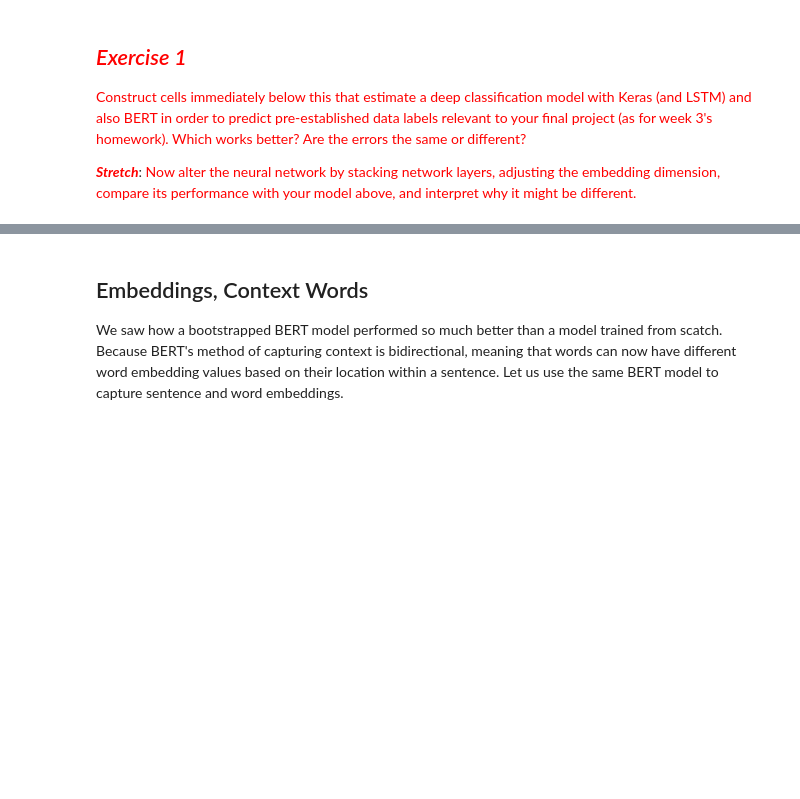
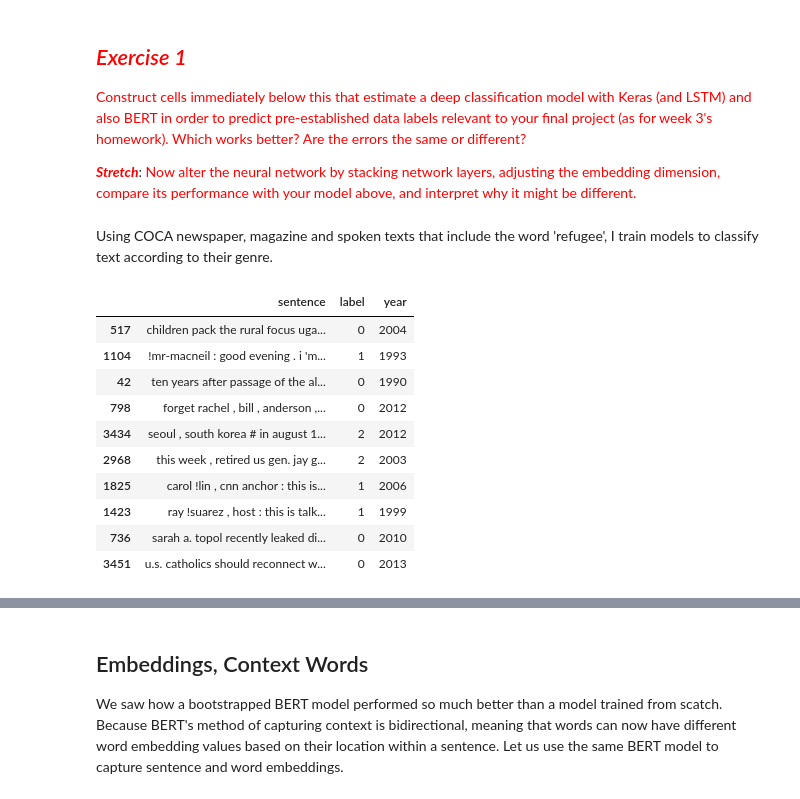
Before and after one commit to rachel-ker/Content-Analysis-2020, a Jupyter notebook: week-8/8-Deep-Neural-Nets-and-Text.ipynb, the cells around one changed output, grey strips where cells are left out. Cells and saved outputs as stored; diff of their text form; code cells hidden in the pictures; blank space fills up the shorter version.

Commit message:
included LSTM and BERT

```diff
--- a/week-8/8-Deep-Neural-Nets-and-Text.ipynb
+++ b/week-8/8-Deep-Neural-Nets-and-Text.ipynb
@@ -746,3 +752,35 @@ Saving model to ./model_save/
 <span style="color:red">Construct cells immediately below this that estimate a deep classification model with Keras (and LSTM) and also BERT in order to predict pre-established data labels relevant to your final project (as for week 3's homework). Which works better? Are the errors the same or different?
 
 <span style="color:red">***Stretch***</span>: <span style="color:red">Now alter the neural network by stacking network layers, adjusting the embedding dimension, compare its performance with your model above, and interpret why it might be different.
+# %% [markdown]
+Using COCA newspaper, magazine and spoken texts that include the word 'refugee', I train models to classify text according to their genre.
+# %%
+import pandas as pd
+import warnings
+warnings.filterwarnings("ignore")
+
+df_raw = pd.read_csv("../../Project/twitterpolicydiscourse/data/refugee_coca_foranalysis.csv")
+df = df_raw[['text','genre','year']]
+df.rename(columns={'text':'sentence', 'genre':'label'}, inplace=True)
+# %%
+df['label'] = df['label'].mask(df['label']=='MAG',0)
+df['label'] = df['label'].mask(df['label']=='SPOK',1)
+df['label'] = df['label'].mask(df['label']=='NEWS',2)
+# %%
+df_test = df[(df.year==2014) |(df.year==2015)]
+df_train = df[(df.year!=2014) & (df.year!=2015)]
+df=df_train
+# %%
+df.sample(10)
+# %% [output]
+|  | sentence | label | year |
+| 517 | children pack the rural focus uga... | 0 | 2004 |
+| 1104 | !mr-macneil : good evening . i 'm... | 1 | 1993 |
+| 42 | ten years after passage of the al... | 0 | 1990 |
+| 798 | forget rachel , bill , anderson ,... | 0 | 2012 |
+| 3434 | seoul , south korea # in august 1... | 2 | 2012 |
+| 2968 | this week , retired us gen. jay g... | 2 | 2003 |
+| 1825 | carol !lin , cnn anchor : this is... | 1 | 2006 |
+| 1423 | ray !suarez , host : this is talk... | 1 | 1999 |
+| 736 | sarah a. topol recently leaked di... | 0 | 2010 |
+| 3451 | u.s. catholics should reconnect w... | 0 | 2013 |
```
Also changed, not shown: parts of 60 cells of this notebook.
